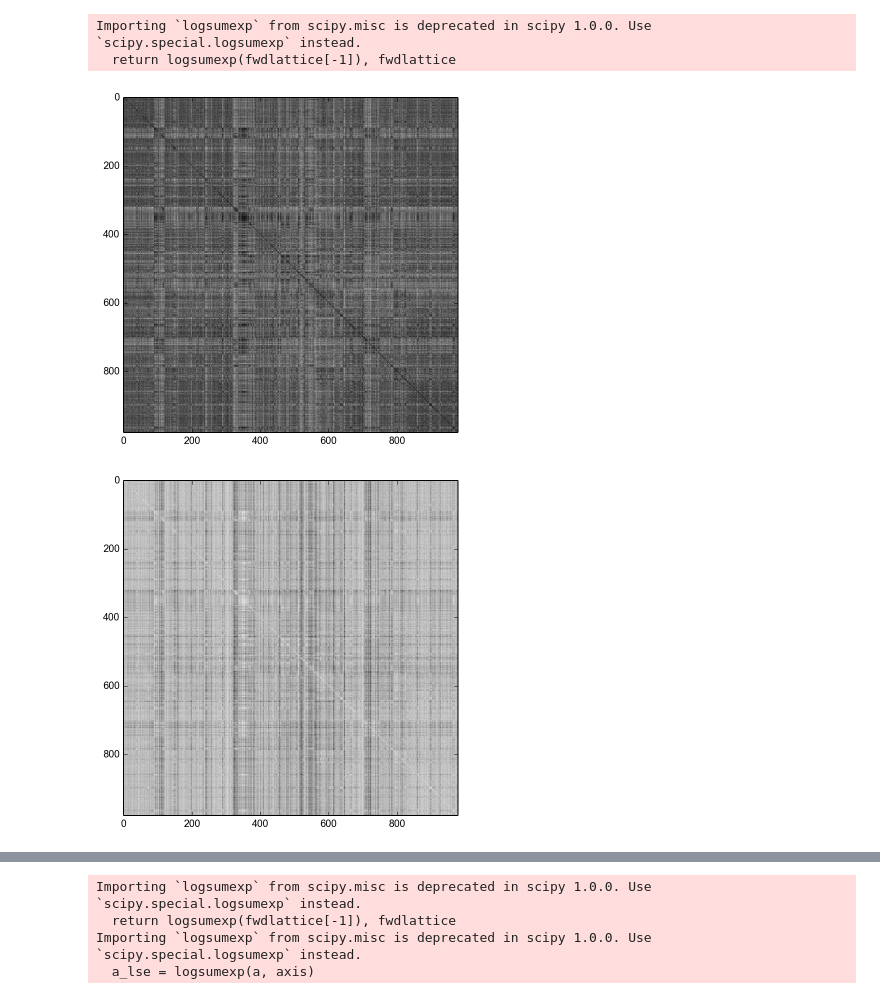
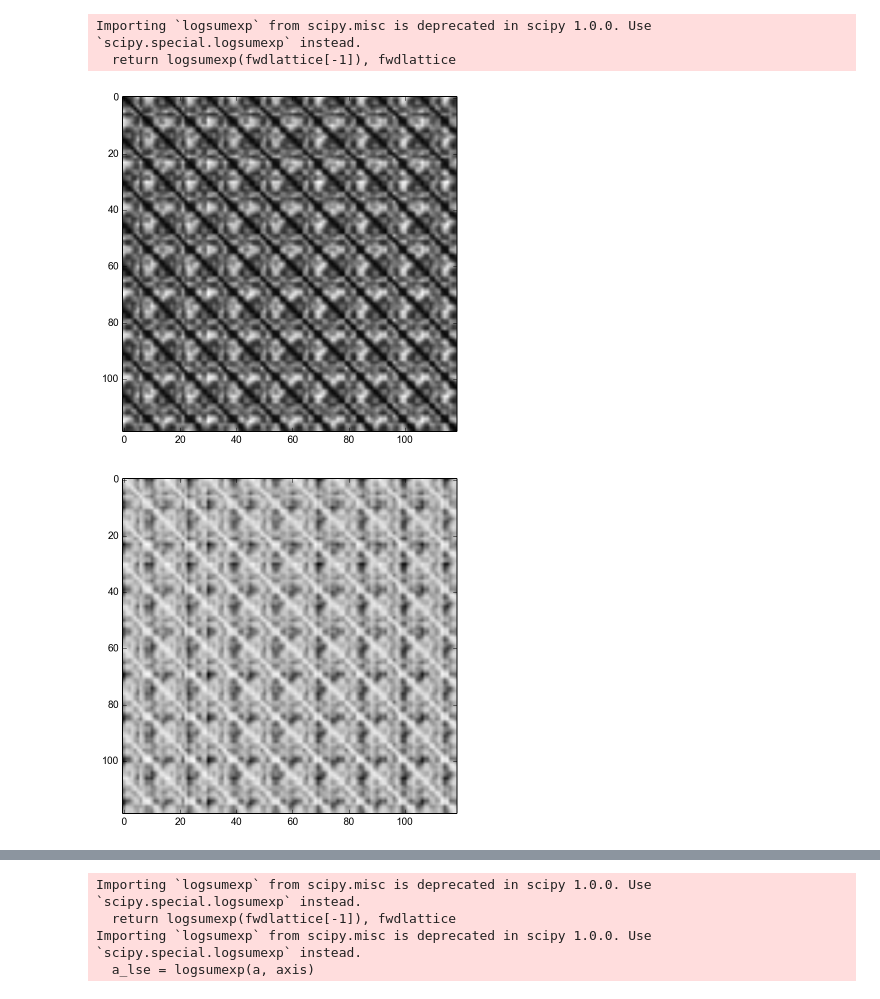
Before and after one commit to Sheph/anomaly, a Jupyter notebook: pch2_run.ipynb, the cells around one changed output, grey strips where cells are left out. Cells and saved outputs as stored; diff of their text form; code cells hidden in the pictures.

```diff
--- a/pch2_run.ipynb
+++ b/pch2_run.ipynb
@@ -31,7 +31,7 @@ rcParams['figure.figsize'] = (9, 6)
 import warnings
 warnings.filterwarnings(action='once')
 # %%
-def classify1(features, MX, stop_imm = True):
+def classify1(features, MX, stop_imm = True, tp = 'full'):
     newdata = features
     n_components = np.arange(1, MX + 1)
     BIC = np.zeros(n_components.shape)
@@ -39,7 +39,7 @@ def classify1(features, MX, stop_imm = True):
     best_gmm = None
 
     for i, n in enumerate(n_components):
-        gmm = GaussianMixture(n_components=n, covariance_type='full', random_state=0)
+        gmm = GaussianMixture(n_components=n, covariance_type=tp, random_state=0)
         gmm.fit(newdata)
         BIC[i] = gmm.bic(newdata)
         print(n, BIC[i], np.abs(BIC[i] - lowest_bic) / np.abs(BIC[i]))
@@ -49,7 +49,7 @@ def classify1(features, MX, stop_imm = True):
         elif stop_imm:
             break
 
-    best_gmm = GaussianMixture(n_components=best_gmm.n_components, covariance_type='full', random_state=0)
+    best_gmm = GaussianMixture(n_components=best_gmm.n_components, covariance_type=tp, random_state=0)
     best_gmm.fit(features)
 
     print(best_gmm.n_components)
@@ -75,7 +75,7 @@ def plot_array(arr):
     ax.plot_surface(xv,yv,arr)
     plt.show()
 # %%
-df = pd.read_csv("data_long_train.csv")
+df = pd.read_csv("data_ped_train.csv")
 df.drop(df.columns[0], inplace=True, axis=1)
 scaler = MinMaxScaler()
 df2 = df.drop([df.columns[0], df.columns[1]], axis=1)
@@ -145,12 +146,12 @@ def extend_set(df):
     df_app = df.append(df_app)
     df_app.reset_index(inplace=True, drop=True)
     return df_app
-#df = extend_set(df)
-#df = extend_set(df)
-#df = extend_set(df)
+df = extend_set(df)
+df = extend_set(df)
+df = extend_set(df)
 
-#df2 = df.drop([df.columns[0], df.columns[1]], axis=1)
-#df2 = pd.DataFrame(scaler.transform(df2), columns=df.columns[2:])
+df2 = df.drop([df.columns[0], df.columns[1]], axis=1)
+df2 = pd.DataFrame(scaler.transform(df2), columns=df.columns[2:])
 # %%
 df3 = pd.DataFrame(bgmm.predict_proba(df2))
 df3["time"] = df["time"]
@@ -176,7 +177,7 @@ last_t = df3.iloc[0]["time"]
 pn = []
 
 #seg_len = 15
-seg_len = 15
+seg_len = 30
 seg_n_len = 15
 
 i = 0
@@ -315,38 +317,40 @@ plt.show()
 
 Snorm2 = np.zeros((N,N), np.float64)
 
-Lij2 = np.zeros((N,N), np.float64)
+Lij3 = np.zeros((N,N), np.float64)
 
 
 #Sij2 = Sij
 #Sij2[Sij2 > 0] = 0
 #Sij2 =  -1.0 / Sij2
 
 
 Sij2 = Sij - np.min(Sij)
 
-#delta = 1000.0
+#delta = 100000.0
 #Sij2 = np.exp(- np.abs(Sij) ** 2 / (2. * delta ** 2))
 
 for i in range(N):
     s1 = 0
     for j in range(N):
         s1 += Sij2[i, j]
-    Lij2[i, i] = s1
+    Lij3[i, i] = s1
 
 for i in range(N):
     for j in range(N):
-        Snorm2[i, j] = Sij2[i, j] / np.sqrt(Lij2[i, i]) * np.sqrt(Lij2[j, j])
+        Snorm2[i, j] = Sij2[i, j] / np.sqrt(Lij3[i, i]) * np.sqrt(Lij3[j, j])
 
 #Snorm2 = Snorm2.astype('float64')
 
 #Snorm2 = Sij
+
+#Snorm2 = np.dot(np.dot(Lij2, Sij), Lij2).astype('float64')
 
 plt.figure()
 plt.imshow(Snorm2, cmap='gray')
 plt.show()
 
 Snorm = Snorm2
 # %% [output]
-[figure, old version]
+[figure, new version]
-[figure, old version]
+[figure, new version]
```
Also changed, not shown: parts of 12 cells of this notebook.
